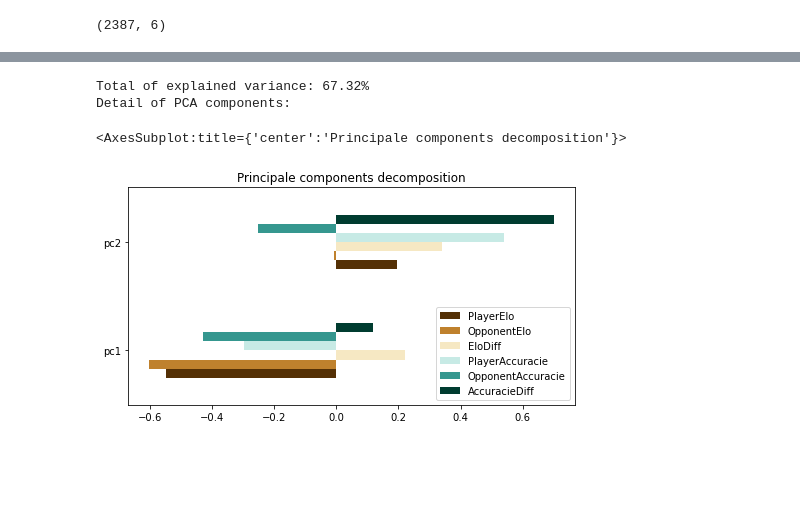
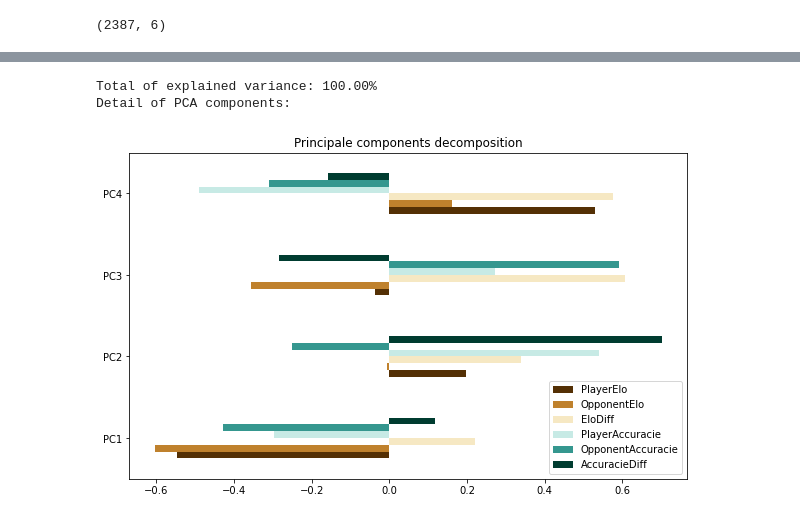
Before and after one commit to aldbs/Chesslyzer, a Jupyter notebook: PCA.ipynb, the cells around one changed output, grey strips where cells are left out. Saved outputs shown, nothing was run; the diff lists cells and outputs as text; code cells hidden in the pictures; blank space fills up the shorter version.

```diff
--- a/PCA.ipynb
+++ b/PCA.ipynb
@@ -53,20 +61,22 @@ scaled_data = scaler.transform(df)
 # scaled_data
 # %%
 # Compute PCA
-pca = PCA(n_components=2)
+pca = PCA(n_components=4)
 pca.fit(scaled_data)
 x_pca = pca.transform(scaled_data)
 # %%
 # Understand PCA results
 print('Total of explained variance: {:.2f}%'.format(pca.explained_variance_ratio_.sum()*100))
 print('Detail of PCA components: ')
 
+pc_index = [f'PC{i+1}' for i, v in enumerate(pca.components_)]
+
 comp_df = pd.DataFrame(pca.components_, columns=features)
-comp_df.index = ['pc1', 'pc2']
+comp_df.index = pc_index
 
-comp_df.plot(kind='barh', colormap='BrBG', figsize=(8,4), title='Principale components decomposition')
+comp_df.plot(kind='barh', colormap='BrBG', figsize=(10,6), title='Principale components decomposition')
+plt.show()
 # %% [output]
-Total of explained variance: 67.32%
+Total of explained variance: 100.00%
 Detail of PCA components:
-<AxesSubplot:title={'center':'Principale components decomposition'}>
-[figure, old version]
+[figure, new version]
```
Also changed, not shown: parts of 11 cells of this notebook, 1 other file.
